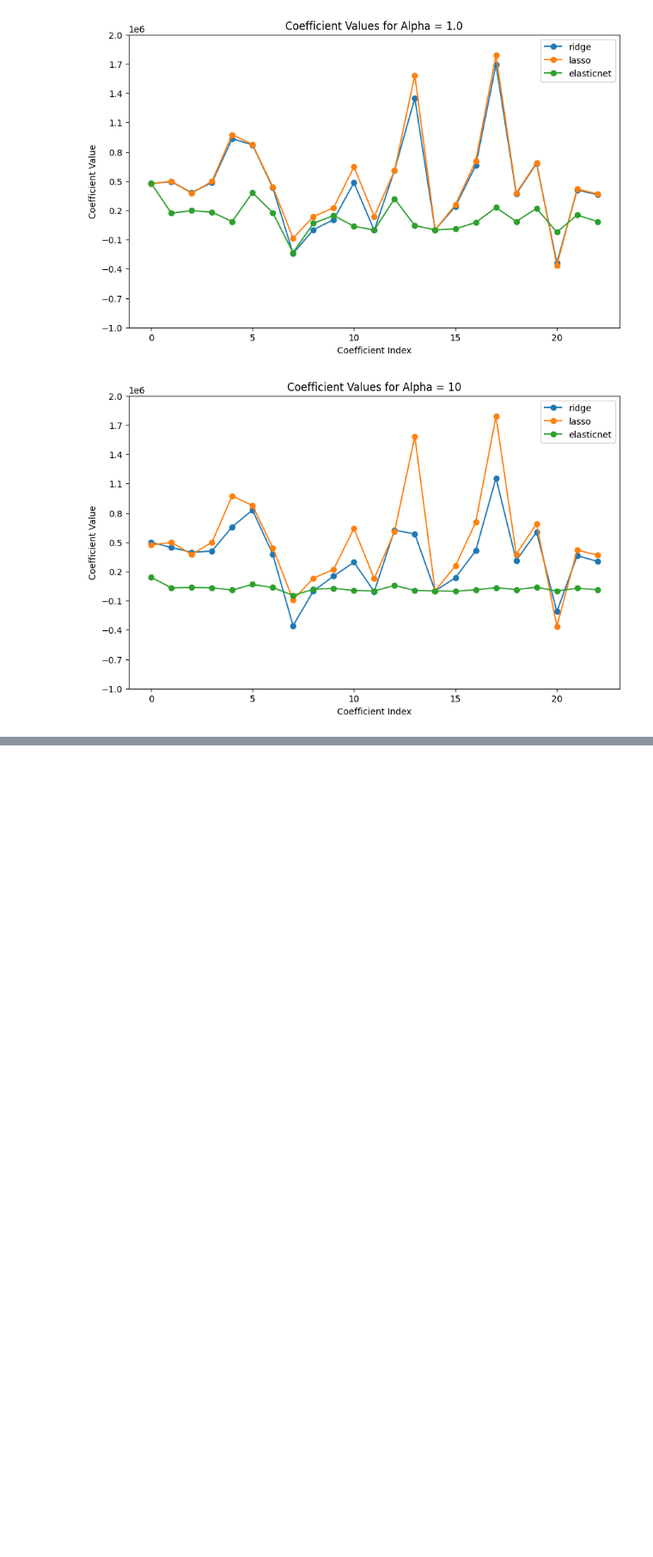
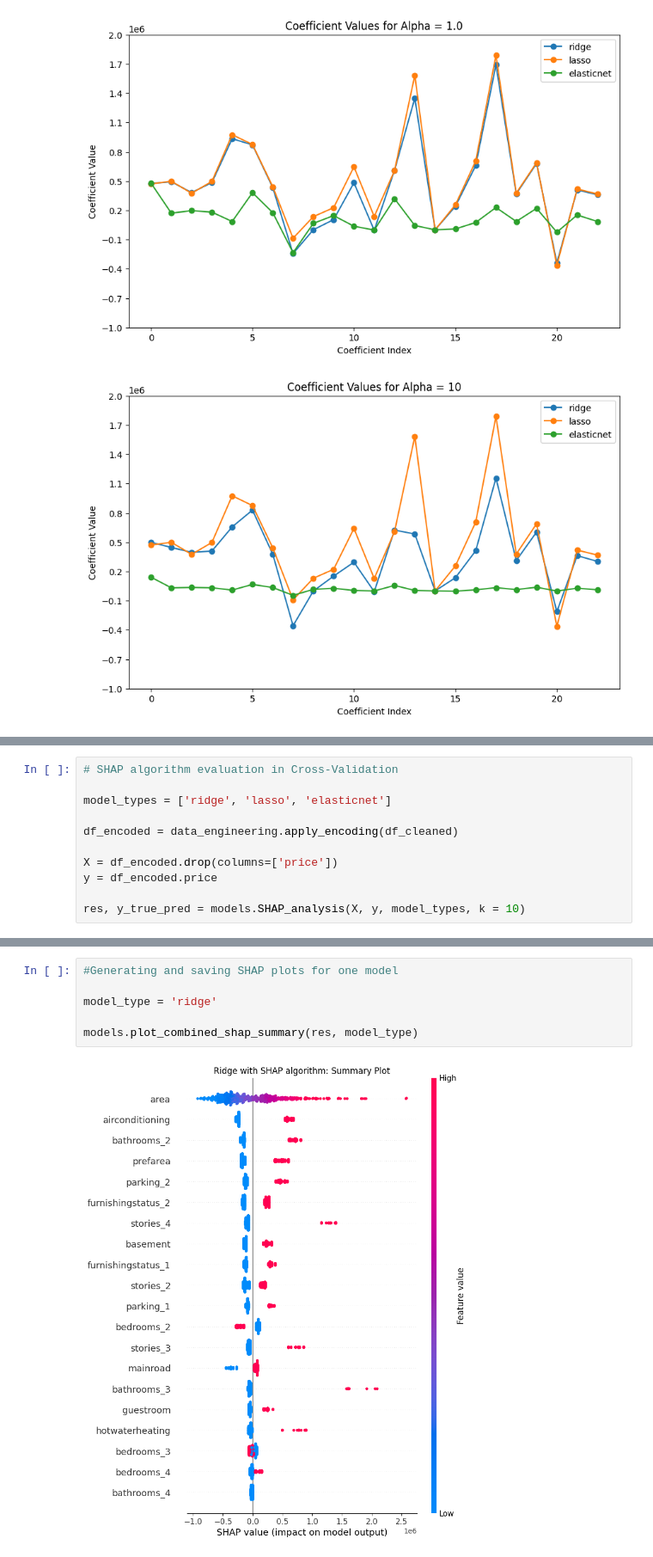
Before and after one commit to Silvano315/Prediction-model-for-a-real-estate-market, a Jupyter notebook: prediction_model.ipynb, the cells around one changed output, grey strips where cells are left out. Shown at 86% size. Saved outputs shown, nothing was run; the diff lists cells and outputs as text; blank space fills up the shorter version.

Commit message:
shap integrated in notebook

```diff
--- a/prediction_model.ipynb
+++ b/prediction_model.ipynb
@@ -486,0 +489,11 @@ results_viz.plot_coefficients_vs_alpha(X_train_scaled, y_train, X_test_scaled, y
+# %%
+# SHAP algorithm evaluation in Cross-Validation
+
+model_types = ['ridge', 'lasso', 'elasticnet']
+
+df_encoded = data_engineering.apply_encoding(df_cleaned)
+
+X = df_encoded.drop(columns=['price'])
+y = df_encoded.price
+
+res, y_true_pred = models.SHAP_analysis(X, y, model_types, k = 10)
@@ -486,0 +518,8 @@ results_viz.plot_coefficients_vs_alpha(X_train_scaled, y_train, X_test_scaled, y
+# %%
+#Generating and saving SHAP plots for one model
+
+model_type = 'ridge'
+
+models.plot_combined_shap_summary(res, model_type)
+# %% [output]
+[figure, added]
```
Also changed, not shown: parts of 5 cells of this notebook.
